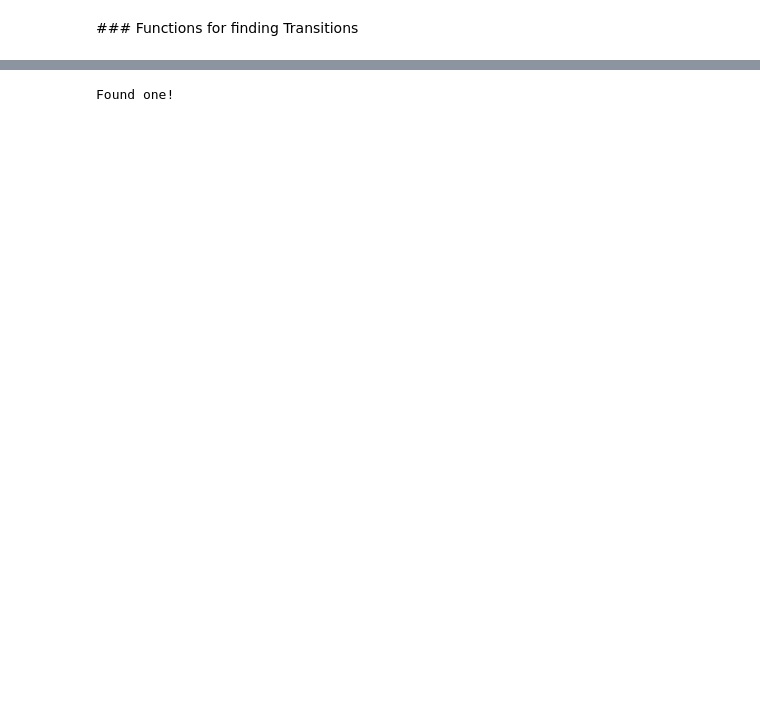
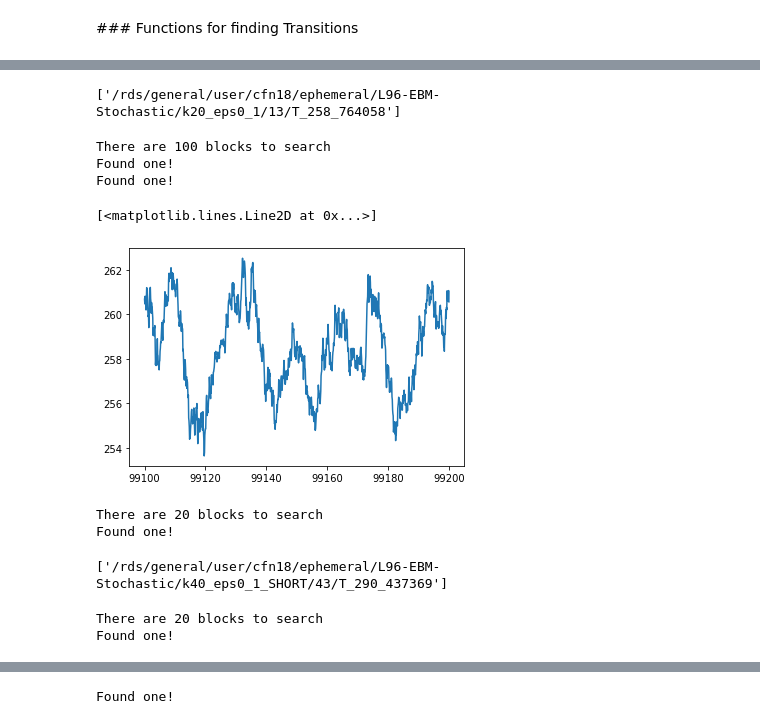
Before and after one commit to CalvinNesbitt/L96-EBM-Instanton, a Jupyter notebook: Brute-Force/Post-Process/Post-Processing-Functions.ipynb, the cells around one changed output, grey strips where cells are left out. Cells and saved outputs as stored; diff of their text form; code cells hidden in the pictures; blank space fills up the shorter version.

```diff
--- a/Brute-Force/Utility-Functions.ipynb
+++ b/Brute-Force/Post-Process/Post-Processing-Functions.ipynb
@@ -68,0 +320,4 @@ print(lengths)
+# %%
+xr.open_mfdatatere_list[0]
+# %% [output]
+['/rds/general/user/cfn18/ephemeral/L96-EBM-Stochastic/k20_eps0_1/13/T_258_764058']
@@ -68,0 +362,23 @@ print(lengths)
+# %%
+re_search(big_dir, 'Transitions/k20_eps0_1/re_list.pickle')
+# %% [output]
+There are 100 blocks to search
+Found one!
+Found one!
+# %%
+error_file = (
+    '/rds/general/user/cfn18/ephemeral/L96-EBM-Stochastic/k20_eps0_1/11/T_258_485884/'
+    + 'L96-EBM-Stochastic-Trajectory992.nc'
+)
+# %%
+ds = xr.open_dataset(error_file)
+# %%
+plt.plot(ds.time, ds.T)
+# %% [output]
+[<matplotlib.lines.Line2D at 0x...>]
+[figure, added]
+# %%
+re_dirs_block(small_dir, 'Transitions/re_list.pickle')
+# %% [output]
+There are 20 blocks to search
+Found one!
@@ -68,0 +390,26 @@ print(lengths)
+# %%
+a
+# %% [output]
+['/rds/general/user/cfn18/ephemeral/L96-EBM-Stochastic/k40_eps0_1_SHORT/43/T_290_437369']
+# %%
+# Split check in to Blocks
+re_list = []
+
+bl = 5
+length = int(len(os.listdir(big_dir)))
+remainder = length%bl
+no_of_blocks = int((length - remainder)/bl)
+
+slices = [slice(i * bl, (i + 1) * bl) for i in range(no_of_blocks)]
+if remainder != 0:
+    remainder_slice = slice(length - remainder, length)
+    slices.append(remainder_slice)
+print(f'There are {len(slices)} blocks to search')
+
+for sl in tqdm(slices):
+    re_list.append(get_re_dirs(small_dir, sl))
+    with open(f"{re_dir}/re_list.pickle", "wb") as file:
+        pickle.dump(re_list, file)
+# %% [output]
+There are 20 blocks to search
+Found one!
```
Also changed, not shown: parts of 42 cells of this notebook, 6 other files.
